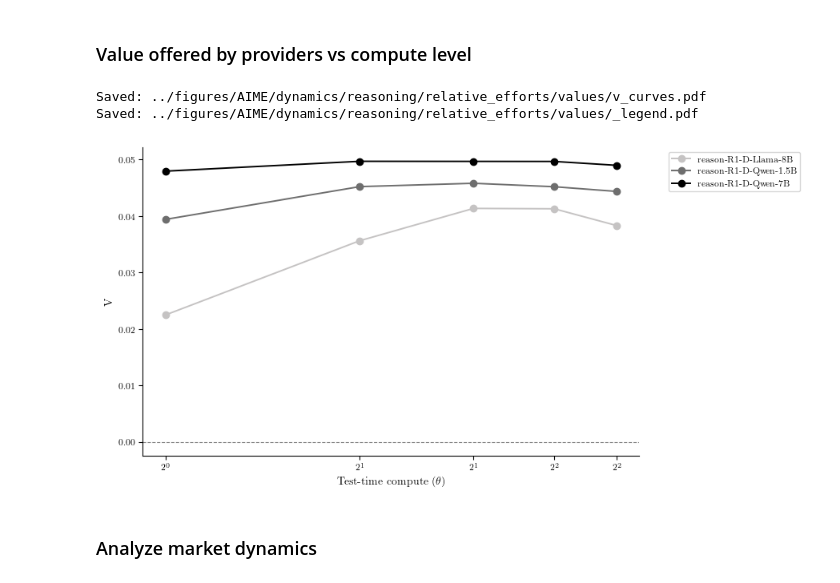
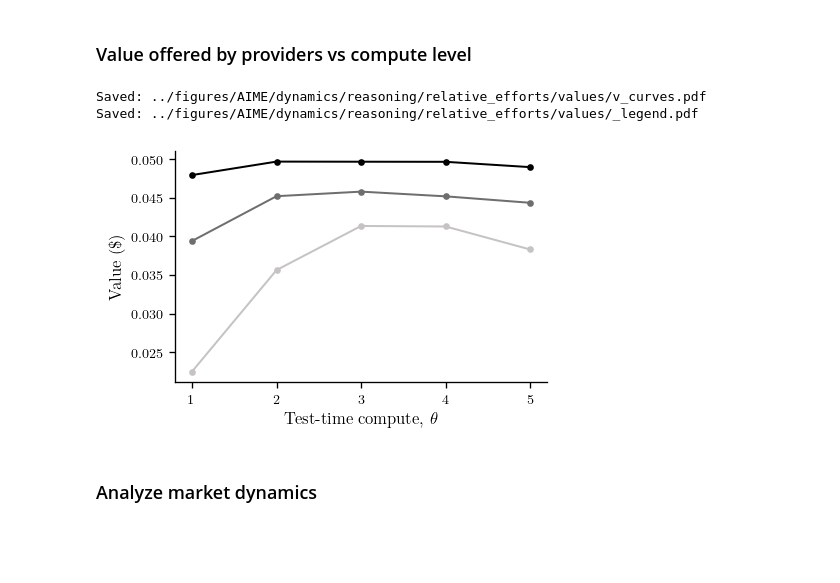
Before and after one commit to Networks-Learning/strategic-ttc, a Jupyter notebook: notebooks/AIME-demo.ipynb, the cells around one changed output. Saved outputs shown, nothing was run; the diff lists cells and outputs as text; code cells hidden in the pictures; blank space fills up the shorter version.

```diff
--- a/notebooks/AIME-demo.ipynb
+++ b/notebooks/AIME-demo.ipynb
@@ -282,15 +282,16 @@ Initializing provider for reason-R1-D-Qwen-7B...
 # %%
 ut.plot_v_curves(
     gm.compute_V_curves(thetas_reasoning, reasoning_providers, config),
     thetas_reasoning,
     config,
     f"../figures/{BENCHMARK}/dynamics/reasoning/{ttc_type}/values/",
     colors=model_color,
+    reasoning=True
 )
 # %% [output]
 Saved: ../figures/AIME/dynamics/reasoning/relative_efforts/values/v_curves.pdf
 Saved: ../figures/AIME/dynamics/reasoning/relative_efforts/values/_legend.pdf
-[figure, old version]
+[figure, new version]
 # %% [markdown]
 ### Analyze market dynamics
 # %%
```
Also changed, not shown: parts of 8 cells of this notebook, 7 other files.
